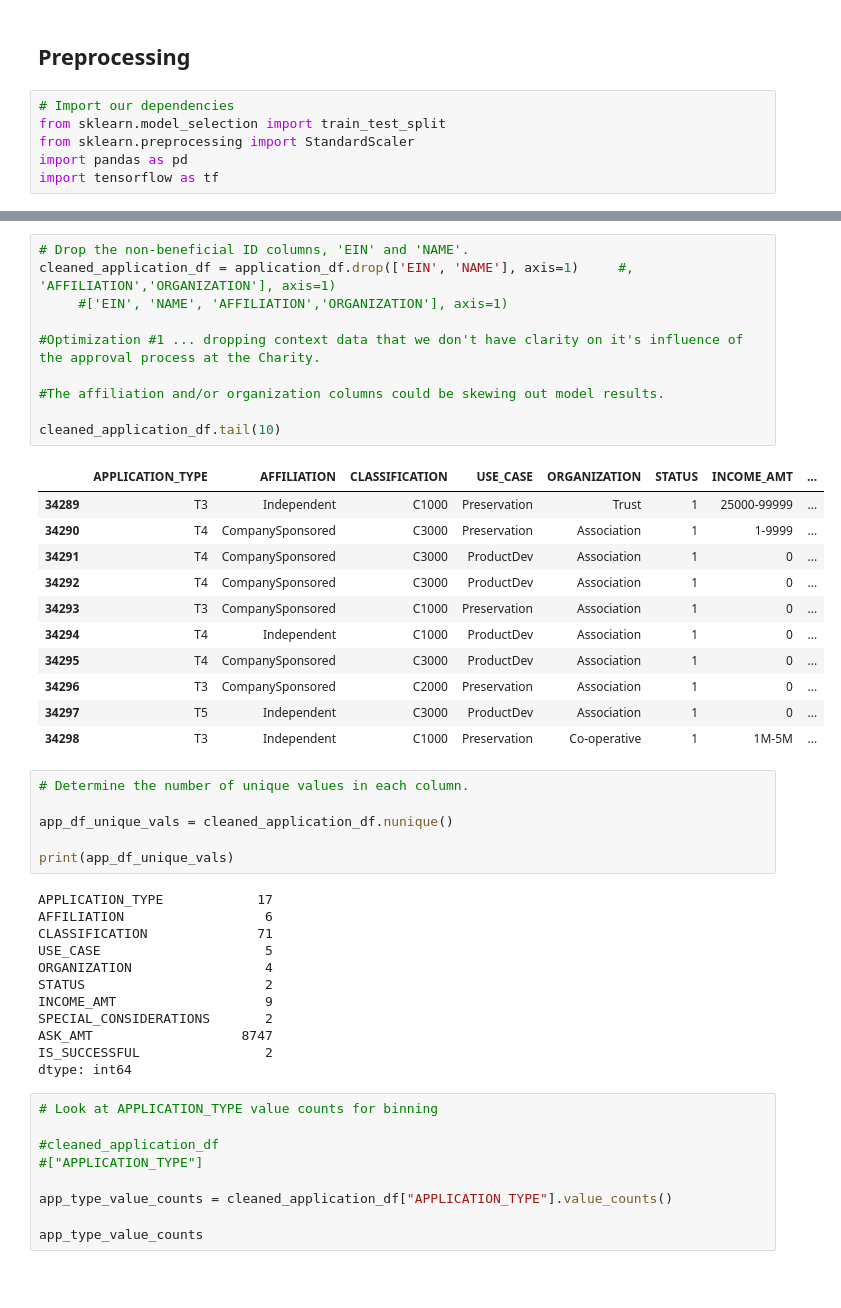
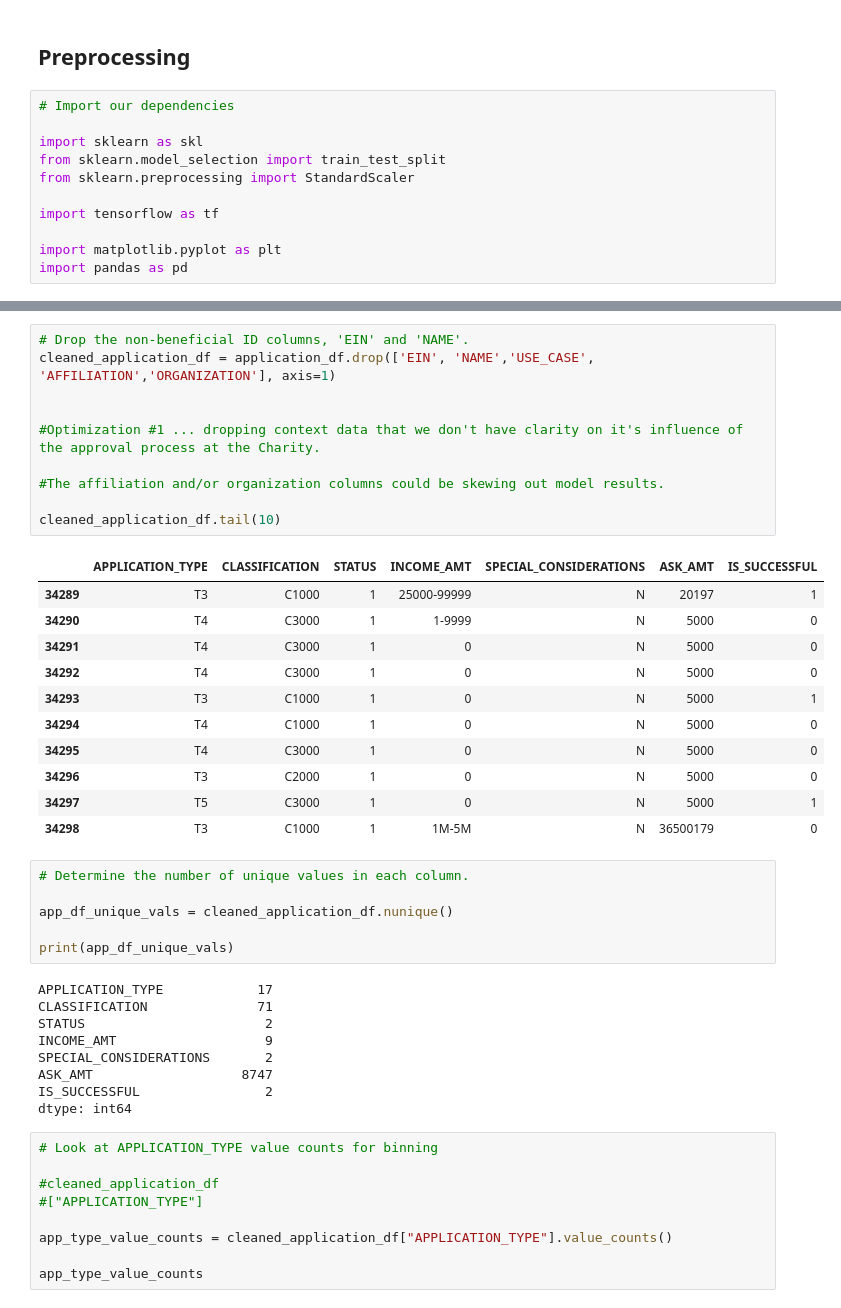
Before and after one commit to Ao-27/deep-learning-challengeMod21, a Jupyter notebook: Archived+LessonsLearned/deep-learning-Optimize_1_ktuner_Code.ipynb, the cells around one changed output, grey strips where cells are left out. Drawn from its saved outputs; the diff is of its cells as text; blank space fills up the shorter version.

```diff
--- a/deep-learning-Optimize_1_ktuner_Code.ipynb
+++ b/Archived+LessonsLearned/deep-learning-Optimize_1_ktuner_Code.ipynb
@@ -2,10 +2,15 @@
 ## Preprocessing
 # %%
 # Import our dependencies
+
+import sklearn as skl
 from sklearn.model_selection import train_test_split
 from sklearn.preprocessing import StandardScaler
+
+import tensorflow as tf
+
+import matplotlib.pyplot as plt
 import pandas as pd
-import tensorflow as tf
 # %%
 #  Import and read the charity_data.csv.
 
@@ -21,26 +26,26 @@ application_df.head()
 | 4 | 10556103 | GENETIC RESEARCH INSTITUTE OF THE... | T3 | Independent | C1000 | Heathcare | Trust | 1 | ... |
 # %%
 # Drop the non-beneficial ID columns, 'EIN' and 'NAME'.
-cleaned_application_df = application_df.drop(['EIN', 'NAME'], axis=1)     #, 'AFFILIATION','ORGANIZATION'], axis=1)
-     #['EIN', 'NAME', 'AFFILIATION','ORGANIZATION'], axis=1)
+cleaned_application_df = application_df.drop(['EIN', 'NAME','USE_CASE', 'AFFILIATION','ORGANIZATION'], axis=1)
+
 
 #Optimization #1 ... dropping context data that we don't have clarity on it's influence of the approval process at the Charity.
 
 #The affiliation and/or organization columns could be skewing out model results.
 
 cleaned_application_df.tail(10)
 # %% [output]
-|  | APPLICATION_TYPE | AFFILIATION | CLASSIFICATION | USE_CASE | ORGANIZATION | STATUS | INCOME_AMT | ... |
-| 34289 | T3 | Independent | C1000 | Preservation | Trust | 1 | 25000-99999 | ... |
-| 34290 | T4 | CompanySponsored | C3000 | Preservation | Association | 1 | 1-9999 | ... |
-| 34291 | T4 | CompanySponsored | C3000 | ProductDev | Association | 1 | 0 | ... |
-| 34292 | T4 | CompanySponsored | C3000 | ProductDev | Association | 1 | 0 | ... |
-| 34293 | T3 | CompanySponsored | C1000 | Preservation | Association | 1 | 0 | ... |
-| 34294 | T4 | Independent | C1000 | ProductDev | Association | 1 | 0 | ... |
-| 34295 | T4 | CompanySponsored | C3000 | ProductDev | Association | 1 | 0 | ... |
-| 34296 | T3 | CompanySponsored | C2000 | Preservation | Association | 1 | 0 | ... |
-| 34297 | T5 | Independent | C3000 | ProductDev | Association | 1 | 0 | ... |
-| 34298 | T3 | Independent | C1000 | Preservation | Co-operative | 1 | 1M-5M | ... |
+|  | APPLICATION_TYPE | CLASSIFICATION | STATUS | INCOME_AMT | SPECIAL_CONSIDERATIONS | ASK_AMT | IS_SUCCESSFUL |
+| 34289 | T3 | C1000 | 1 | 25000-99999 | N | 20197 | 1 |
+| 34290 | T4 | C3000 | 1 | 1-9999 | N | 5000 | 0 |
+| 34291 | T4 | C3000 | 1 | 0 | N | 5000 | 0 |
+| 34292 | T4 | C3000 | 1 | 0 | N | 5000 | 0 |
+| 34293 | T3 | C1000 | 1 | 0 | N | 5000 | 1 |
+| 34294 | T4 | C1000 | 1 | 0 | N | 5000 | 0 |
+| 34295 | T4 | C3000 | 1 | 0 | N | 5000 | 0 |
+| 34296 | T3 | C2000 | 1 | 0 | N | 5000 | 0 |
+| 34297 | T5 | C3000 | 1 | 0 | N | 5000 | 1 |
+| 34298 | T3 | C1000 | 1 | 1M-5M | N | 36500179 | 0 |
 # %%
 # Determine the number of unique values in each column.
 
@@ -49,10 +54,7 @@ app_df_unique_vals = cleaned_application_df.nunique()
 print(app_df_unique_vals)
 # %% [output]
 APPLICATION_TYPE            17
-AFFILIATION                  6
 CLASSIFICATION              71
-USE_CASE                     5
-ORGANIZATION                 4
 STATUS                       2
 INCOME_AMT                   9
 SPECIAL_CONSIDERATIONS       2
```
Also changed, not shown: parts of 12 cells of this notebook, 5 other files.
